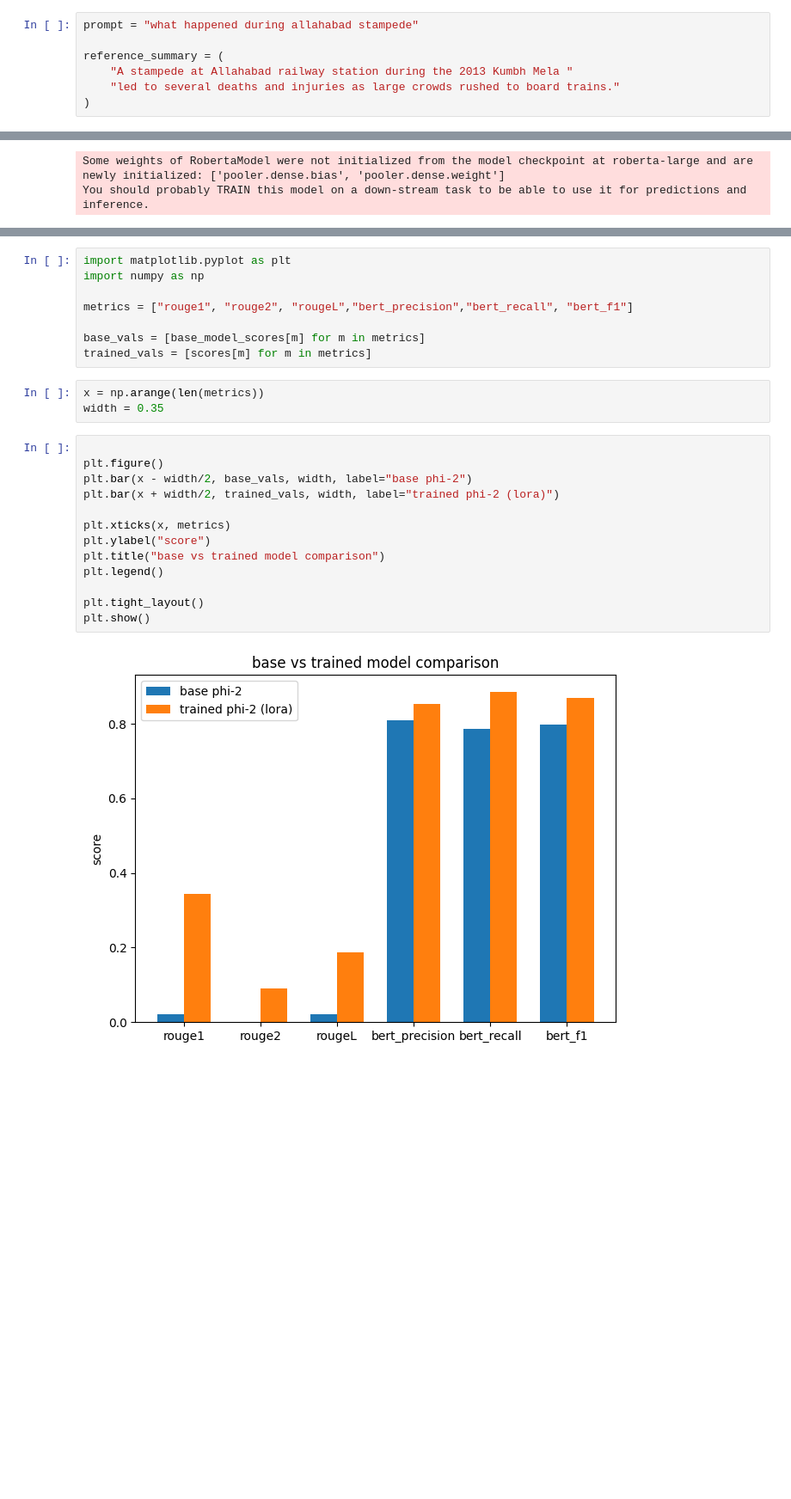
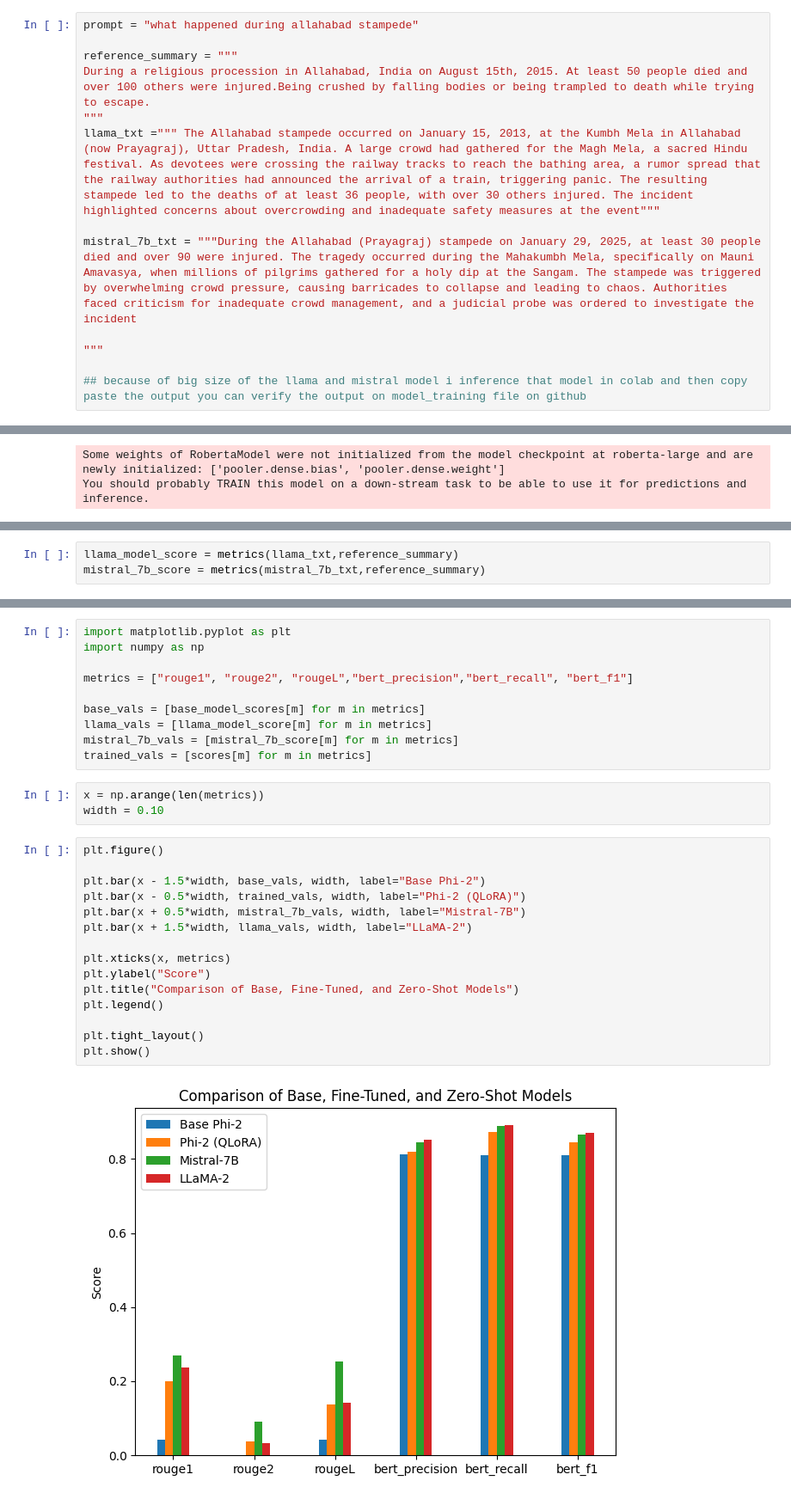
Before and after one commit to Arun-nexus/newssum_dataset, a Jupyter notebook: metrics.ipynb, the cells around one changed output, grey strips where cells are left out. Shown at 86% size. Drawn from its saved outputs; the diff is of its cells as text; blank space fills up the shorter version.

Commit message:
model_scores

```diff
--- a/metrics.ipynb
+++ b/metrics.ipynb
@@ -35,10 +35,16 @@ def metrics(pred:str,ref:str):
 # %%
 prompt = "what happened during allahabad stampede"
 
-reference_summary = (
-    "A stampede at Allahabad railway station during the 2013 Kumbh Mela "
-    "led to several deaths and injuries as large crowds rushed to board trains."
-)
+reference_summary = """
+During a religious procession in Allahabad, India on August 15th, 2015. At least 50 people died and over 100 others were injured.Being crushed by falling bodies or being trampled to death while trying to escape.
+"""
+llama_txt =""" The Allahabad stampede occurred on January 15, 2013, at the Kumbh Mela in Allahabad (now Prayagraj), Uttar Pradesh, India. A large crowd had gathered for the Magh Mela, a sacred Hindu festival. As devotees were crossing the railway tracks to reach the bathing area, a rumor spread that the railway authorities had announced the arrival of a train, triggering panic. The resulting stampede led to the deaths of at least 36 people, with over 30 others injured. The incident highlighted concerns about overcrowding and inadequate safety measures at the event"""
+
+mistral_7b_txt = """During the Allahabad (Prayagraj) stampede on January 29, 2025, at least 30 people died and over 90 were injured. The tragedy occurred during the Mahakumbh Mela, specifically on Mauni Amavasya, when millions of pilgrims gathered for a holy dip at the Sangam. The stampede was triggered by overwhelming crowd pressure, causing barricades to collapse and leading to chaos. Authorities faced criticism for inadequate crowd management, and a judicial probe was ordered to investigate the incident
+
+"""
+
+## because of big size of the llama and mistral model i inference that model in colab and then copy paste the output you can verify the output on model_training file on github
 # %%
 prediction = gen(prompt)
 scores = metrics(prediction,reference_summary)
@@ -83,0 +91,3 @@ import numpy
+# %%
+llama_model_score = metrics(llama_txt,reference_summary)
+mistral_7b_score = metrics(mistral_7b_txt,reference_summary)
@@ -88,22 +123,26 @@ import numpy as np
 metrics = ["rouge1", "rouge2", "rougeL","bert_precision","bert_recall", "bert_f1"]
 
 base_vals = [base_model_scores[m] for m in metrics]
+llama_vals = [llama_model_score[m] for m in metrics]
+mistral_7b_vals = [mistral_7b_score[m] for m in metrics]
 trained_vals = [scores[m] for m in metrics]
 # %%
 x = np.arange(len(metrics))
-width = 0.35
+width = 0.10
 # %%
+plt.figure()
 
-plt.figure()
-plt.bar(x - width/2, base_vals, width, label="base phi-2")
-plt.bar(x + width/2, trained_vals, width, label="trained phi-2 (lora)")
+plt.bar(x - 1.5*width, base_vals, width, label="Base Phi-2")
+plt.bar(x - 0.5*width, trained_vals, width, label="Phi-2 (QLoRA)")
+plt.bar(x + 0.5*width, mistral_7b_vals, width, label="Mistral-7B")
+plt.bar(x + 1.5*width, llama_vals, width, label="LLaMA-2")
 
 plt.xticks(x, metrics)
-plt.ylabel("score")
-plt.title("base vs trained model comparison")
+plt.ylabel("Score")
+plt.title("Comparison of Base, Fine-Tuned, and Zero-Shot Models")
 plt.legend()
 
 plt.tight_layout()
 plt.show()
 # %% [output]
-[figure, old version]
+[figure, new version]
```
Also changed, not shown: parts of 7 cells of this notebook.
